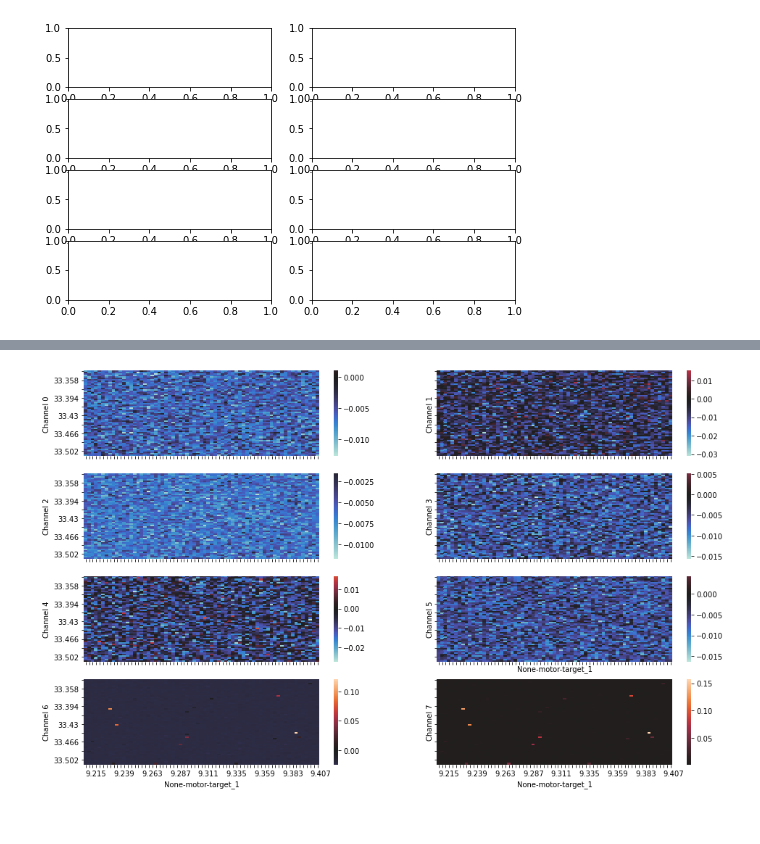
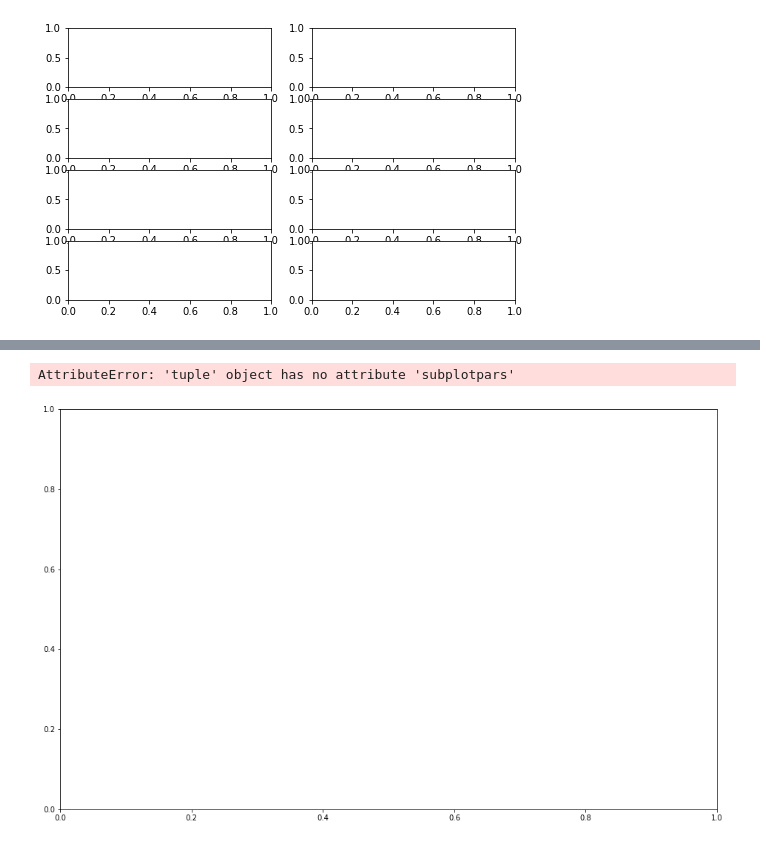
Before and after one commit to griffinbran/Chemical-Physics-Data-Visualization, a Jupyter notebook: code/Data-Cleaning.ipynb, the cells around one changed output, grey strips where cells are left out. Saved outputs shown, nothing was run; the diff lists cells and outputs as text; code cells hidden in the pictures.

```diff
--- a/code/Data-Cleaning.ipynb
+++ b/code/Data-Cleaning.ipynb
@@ -216,22 +252,54 @@ AttributeError: 'AxesSubplot' object has no attribute 'heatmap'
 # %%
-fig, axs = plt.subplots(nrows = 4, ncols = 2, sharex= True, sharey=True, figsize=(16,10))
+# Figsize probably needs to be generalized to remove hardcoded dimensions
+
+fig = plt.subplots(sharex= True, sharey=True, figsize=(16,10))
+
+# Channels currently range from 0-7
 channel = 0
-for row in range(0,4):
-    for col in range(0,2):
-        hmap = sns.heatmap(data_to_plot1[channel], cmap='icefire', xticklabels=plot1_labels, center=0,ax=axs[row][col]);
-        hmap.set_ylabel(f'Channel {channel}')
-        if channel%2==0:
-            plt.setp(hmap.get_yticklabels()[::2], visible=False)
-        if channel < 5:
-            hmap.set_xlabel('')
-        if channel>5:
-            plt.setp([hmap.get_xticklabels()[1::2]], visible=False);
-            plt.setp( hmap.get_xticklabels()[1::2], visible=False);
-            plt.setp( hmap.get_xticklabels()[1::2], visible=False);
-            plt.setp( hmap.get_xticklabels(), rotation = 0, rotation_mode='anchor', ha='left');
-        channel += 1
+# Define start of last row (figures displayed)
+last_row = 6
+#############################################################################################################################
+grid = AxesGrid(fig,
+                111,
+                nrows_ncols=(4, 2),
+                axes_pad=0.05,
+                cbar_pad=0.1,
+                cbar_mode='single',
+                cbar_location='right'
+                )
+
+
+#############################################################################################################################
+# Four rows may not always be desired
+# Two heatmaps side-by-side should generally be readible
+for axs in grid:
+    # cmap chosen for ease of readability in diverging color palette
+    hmap = sns.heatmap(data_to_plot1[channel], cmap='icefire', xticklabels=plot1_labels, center=0,ax=axs);
+    # Where should the CHANNEL be labeled?
+    hmap.set_ylabel(f'Channel {channel}')
+
+    # The vertical axis is shared in the call to subplots
+    if channel%2==0:
+        # Clean vertical axis with fewer labels displayed
+        plt.setp(hmap.get_yticklabels()[::2], visible=False)
+    #elif channel%2!=0:
+        #plt.setp(hmap.get_yaxis(), visible=False);
+        #plt.yticks(ticks=[])
+        #hmap.set_yticks([])
+
+    # Horizontal axis is shared
+    if channel < last_row:
+        hmap.set_xlabel('')
+        plt.xticks(ticks=[])
+        plt.setp([hmap.get_xaxis()], visible=False);
+    #
+    if channel >= last_row:
+        plt.setp([hmap.get_xticklabels()[1::2]], visible=False);
+        plt.setp( hmap.get_xticklabels()[1::2], visible=False);
+        plt.setp( hmap.get_xticklabels()[1::2], visible=False);
+        plt.setp( hmap.get_xticklabels(), rotation = 0, rotation_mode='anchor', ha='left');
+    channel += 1
 #plt.tight_layout()
-#for channel in range(8):
-#    hmap = sns.heatmap(data_to_plot1[0], cmap='icefire', xticklabels=plot1_labels);
 # %% [output]
+AttributeError: 'tuple' object has no attribute 'subplotpars'
-[figure, old version]
+[figure, new version]
```
Also changed, not shown: parts of 5 cells of this notebook.
